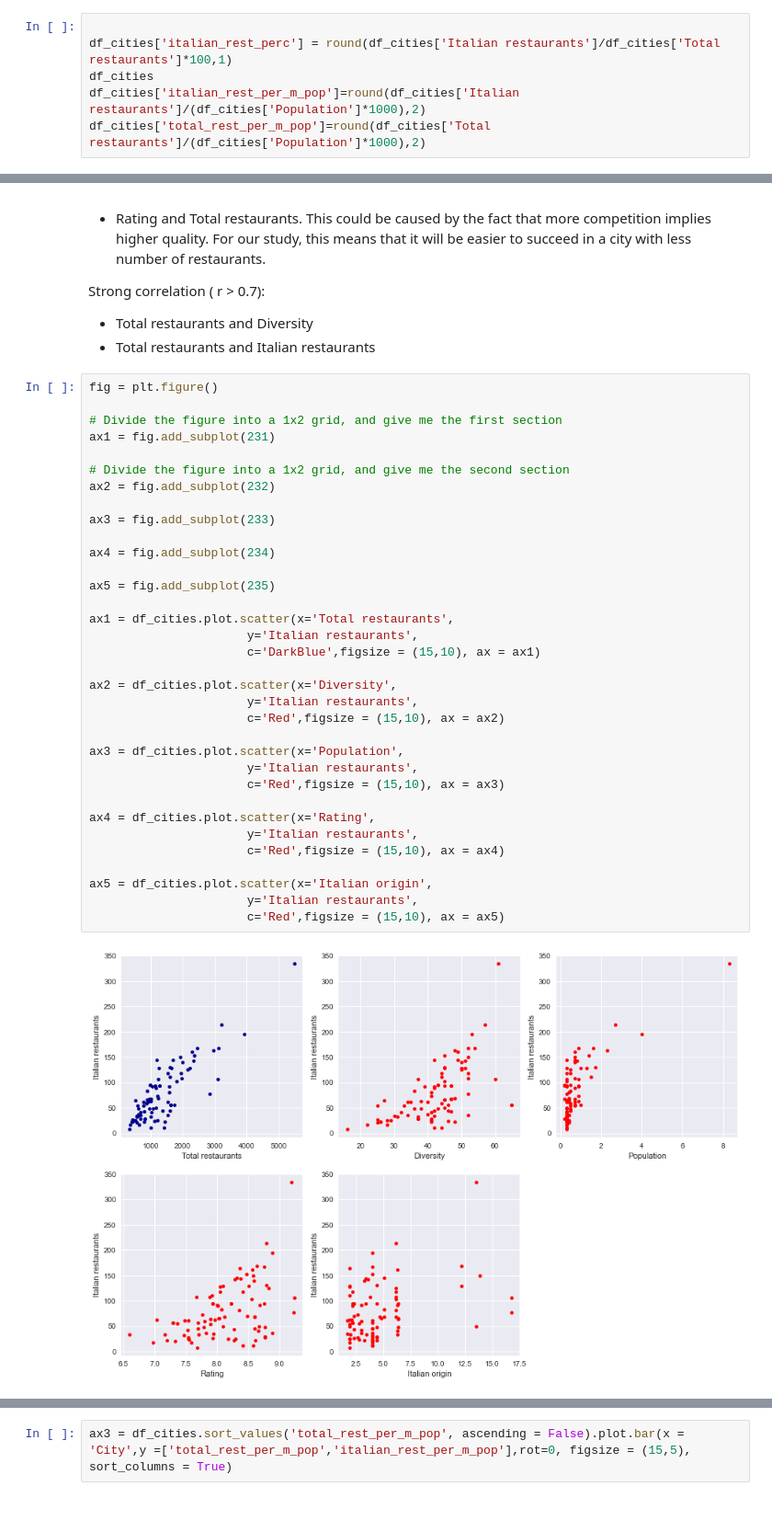
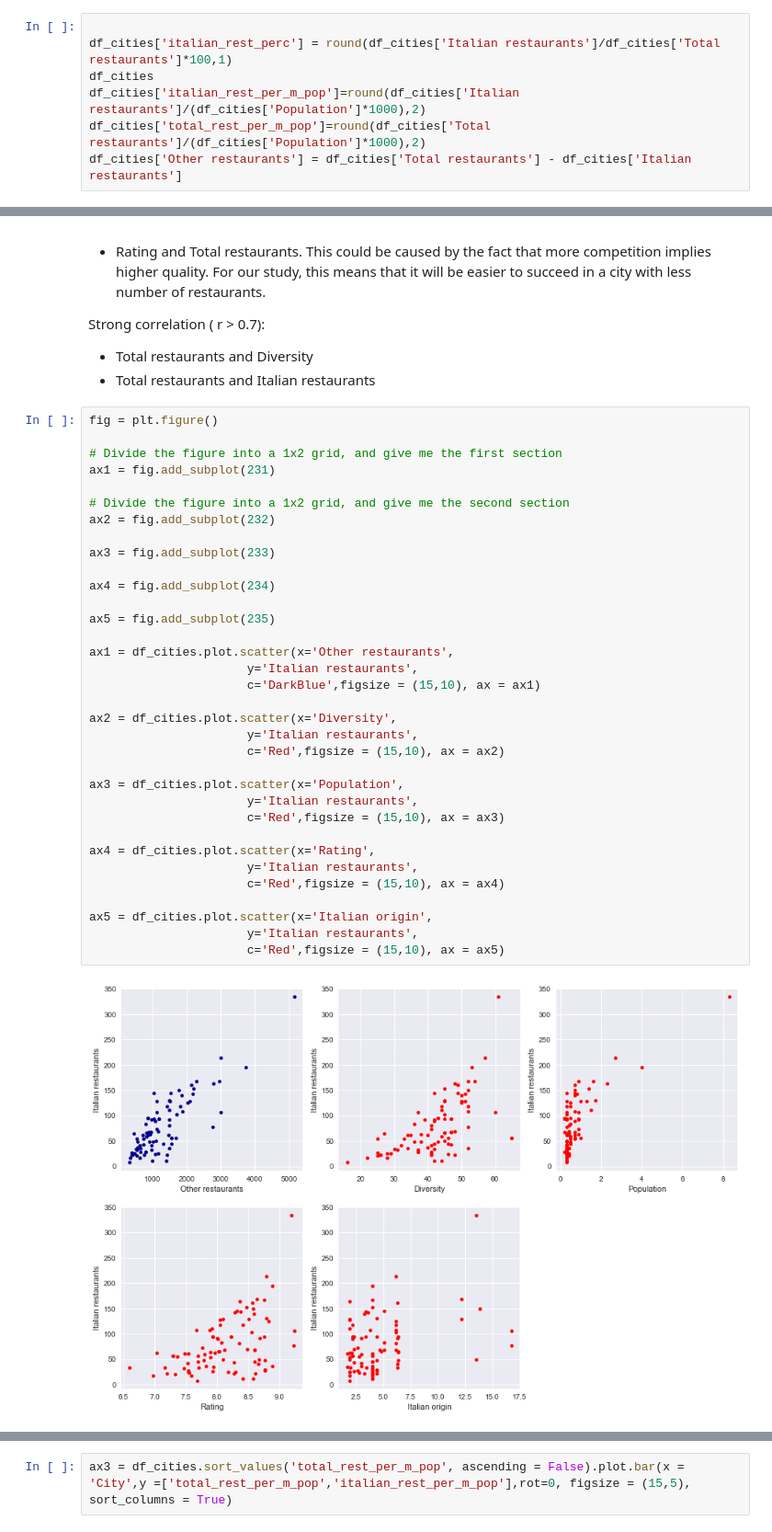
Before and after one commit to idejuan/data_science, a Jupyter notebook: Final_Project_DSPC_w02.ipynb, the cells around one changed output, grey strips where cells are left out. Shown at 92% size. Saved outputs shown, nothing was run; the diff lists cells and outputs as text.

```diff
--- a/Final_Project_DSPC_w02.ipynb
+++ b/Final_Project_DSPC_w02.ipynb
@@ -680,6 +683,7 @@ df_cities['italian_rest_perc'] = round(df_cities['Italian restaurants']/df_citie
 df_cities
 df_cities['italian_rest_per_m_pop']=round(df_cities['Italian restaurants']/(df_cities['Population']*1000),2)
 df_cities['total_rest_per_m_pop']=round(df_cities['Total restaurants']/(df_cities['Population']*1000),2)
+df_cities['Other restaurants'] = df_cities['Total restaurants'] - df_cities['Italian restaurants']
 # %%
 df_cities.head()
 # %% [output]
@@ -721,35 +726,35 @@ fig = plt.figure()
 ax1 = fig.add_subplot(231)
 
 # Divide the figure into a 1x2 grid, and give me the second section
 ax2 = fig.add_subplot(232)
 
 ax3 = fig.add_subplot(233)
 
 ax4 = fig.add_subplot(234)
 
 ax5 = fig.add_subplot(235)
 
-ax1 = df_cities.plot.scatter(x='Total restaurants',
+ax1 = df_cities.plot.scatter(x='Other restaurants',
                       y='Italian restaurants',
                       c='DarkBlue',figsize = (15,10), ax = ax1)
 
 ax2 = df_cities.plot.scatter(x='Diversity',
                       y='Italian restaurants',
                       c='Red',figsize = (15,10), ax = ax2)
 
 ax3 = df_cities.plot.scatter(x='Population',
                       y='Italian restaurants',
                       c='Red',figsize = (15,10), ax = ax3)
 
 ax4 = df_cities.plot.scatter(x='Rating',
                       y='Italian restaurants',
                       c='Red',figsize = (15,10), ax = ax4)
 
 ax5 = df_cities.plot.scatter(x='Italian origin',
                       y='Italian restaurants',
                       c='Red',figsize = (15,10), ax = ax5)
 # %% [output]
-[figure, old version]
+[figure, new version]
 # %%
 df_cities.hist(figsize = (15,15))
 # %% [output]
```
Also changed, not shown: parts of 13 cells of this notebook.
